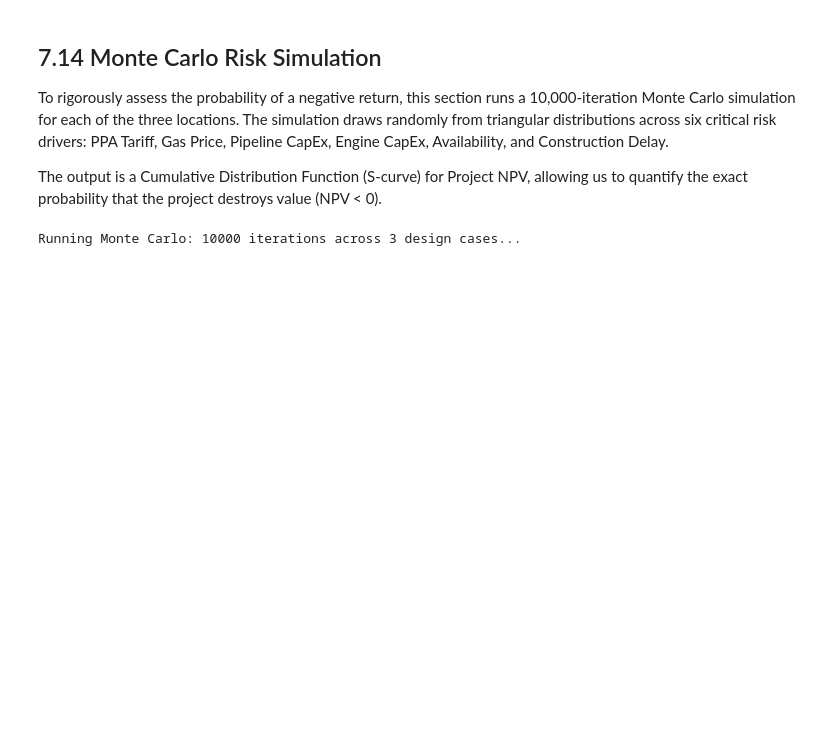
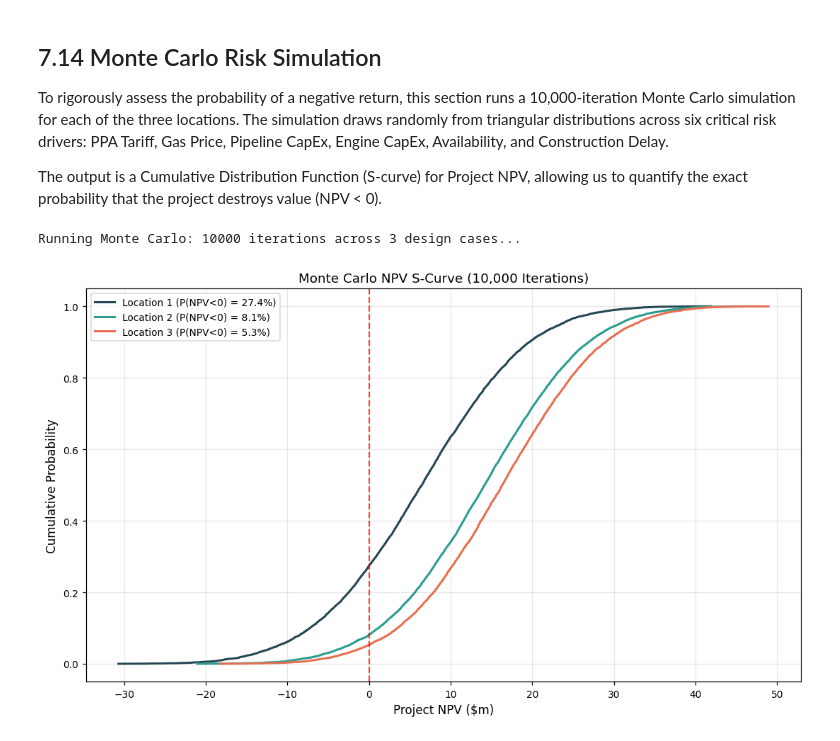
Before and after one commit to Husayn01/SPE-Africa-Energython-2026, a Jupyter notebook: notebooks/07_Financial_Modeling_and_Investment_Analysis.ipynb, the cells around one changed output. Cells and saved outputs as stored; diff of their text form; code cells hidden in the pictures; blank space fills up the shorter version.

```diff
--- a/notebooks/07_Financial_Modeling_and_Investment_Analysis.ipynb
+++ b/notebooks/07_Financial_Modeling_and_Investment_Analysis.ipynb
@@ -1031,10 +1037,10 @@ iterations = 10000
 np.random.seed(42)
 
 # Generate stochastic inputs
-mc_ppa = np.random.triangular(0.20, PPA_TARIFF_USD_PER_KWH, 0.35, size=iterations)
+mc_ppa = np.random.triangular(0.13, PPA_TARIFF_USD_PER_KWH, 0.16, size=iterations)
 mc_gas = np.random.triangular(1.0, GAS_PRICE_USD_PER_MMBTU, 3.0, size=iterations)
-mc_pipe = np.random.triangular(1.0e6, PIPELINE_CAPEX_USD_PER_KM, 2.5e6, size=iterations)
-mc_eng = np.random.triangular(1200, ENGINE_CAPEX_USD_PER_KW, 2200, size=iterations)
+mc_pipe = np.random.triangular(0.8e6, PIPELINE_CAPEX_USD_PER_KM, 1.5e6, size=iterations)
+mc_eng = np.random.triangular(1200, ENGINE_CAPEX_USD_PER_KW, 2000, size=iterations)
 mc_avail = np.random.triangular(0.85, AVAILABILITY, 0.98, size=iterations)
 mc_delay = np.random.triangular(12, CONSTRUCTION_MONTHS, 24, size=iterations)
 mc_fx = np.random.triangular(0.8, 1.0, 1.3, size=iterations)
@@ -1052,30 +1058,31 @@ for i in range(iterations):
         "availability": mc_avail[i],
         "construction_months": mc_delay[i],
         "fx_rate": mc_fx[i],
         "tax_rate": mc_tax[i]
     }
     for loc, site in design_cases.items():
         mc_results[loc][i] = build_model(site, scope="energy", **kwargs)["project_npv"] / 1e6
 
 fig, ax = plt.subplots(figsize=(10, 6))
 
 colors = {"Location 1": "#264653", "Location 2": "#2a9d8f", "Location 3": "#e76f51"}
 
 for loc, npv_array in mc_results.items():
     npv_sorted = np.sort(npv_array)
     p_values = np.linspace(0, 1, iterations)
 
     prob_negative = np.sum(npv_array < 0) / iterations
 
     ax.plot(npv_sorted, p_values, label=f"{loc} (P(NPV<0) = {prob_negative:.1%})", color=colors[loc], linewidth=2)
 
 ax.axvline(0, color="red", linestyle="--", linewidth=1.5, alpha=0.7)
 ax.set_xlabel("Project NPV ($m)")
 ax.set_ylabel("Cumulative Probability")
 ax.set_title(f"Monte Carlo NPV S-Curve ({iterations:,} Iterations)")
 ax.legend()
 ax.grid(alpha=0.3)
 plt.tight_layout()
 plt.show()
 # %% [output]
 Running Monte Carlo: 10000 iterations across 3 design cases...
+[figure, added]
```
Also changed, not shown: parts of 18 cells of this notebook.
